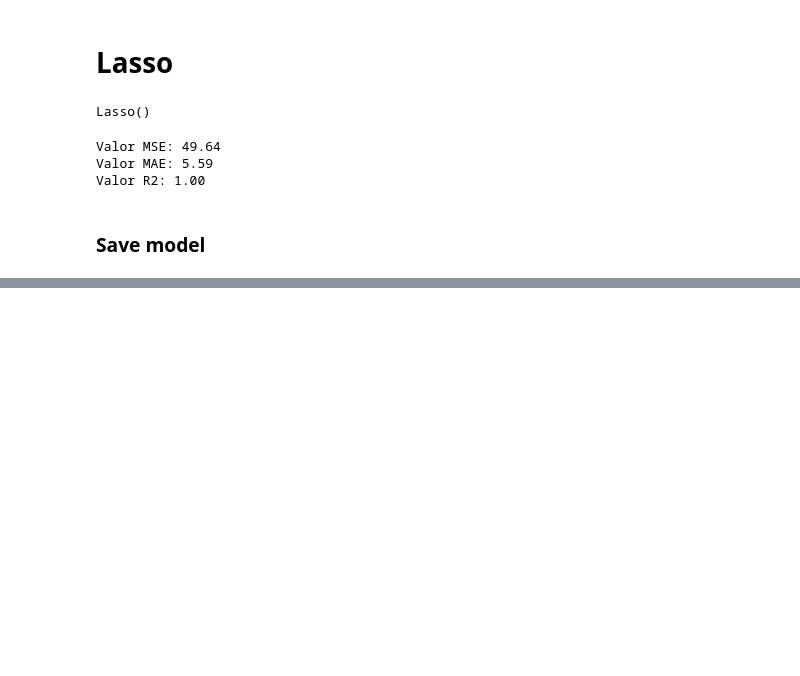
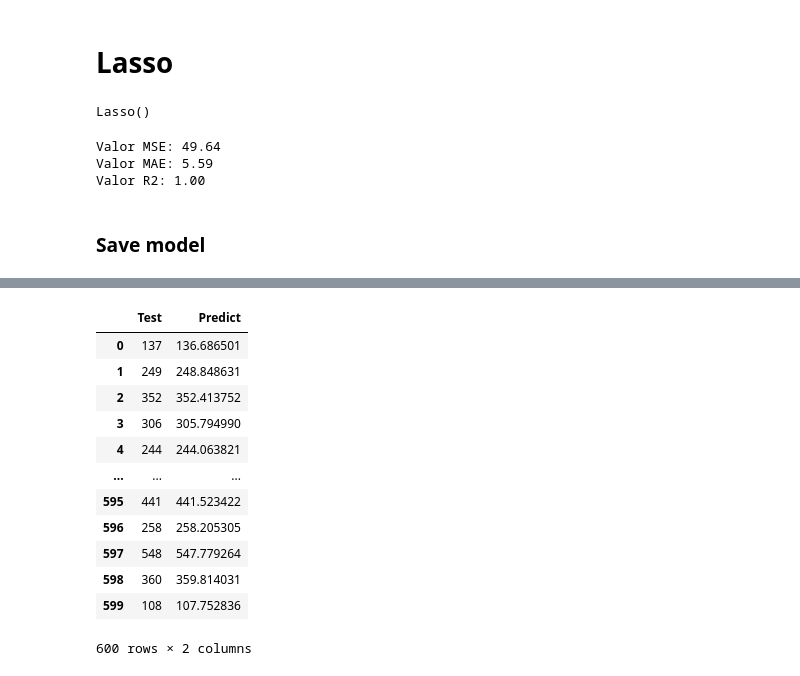
Before and after one commit to S3rg1t0/crop_yield, a Jupyter notebook: model_train_regression.ipynb, the cells around one changed output, grey strips where cells are left out. Saved outputs shown, nothing was run; the diff lists cells and outputs as text; code cells hidden in the pictures; blank space fills up the shorter version.

```diff
--- a/model_train_regression.ipynb
+++ b/model_train_regression.ipynb
@@ -170,0 +182,16 @@ with open("model.onnx", "wb") as f:
+# %%
+df_pred
+# %% [output]
+|  | Test | Predict |
+| 0 | 137 | 136.686501 |
+| 1 | 249 | 248.848631 |
+| 2 | 352 | 352.413752 |
+| 3 | 306 | 305.794990 |
+| 4 | 244 | 244.063821 |
+| ... | ... | ... |
+| 595 | 441 | 441.523422 |
+| 596 | 258 | 258.205305 |
+| 597 | 548 | 547.779264 |
+| 598 | 360 | 359.814031 |
+| 599 | 108 | 107.752836 |
+600 rows × 2 columns
```
Also changed, not shown: parts of 5 cells of this notebook, 3 other files.
